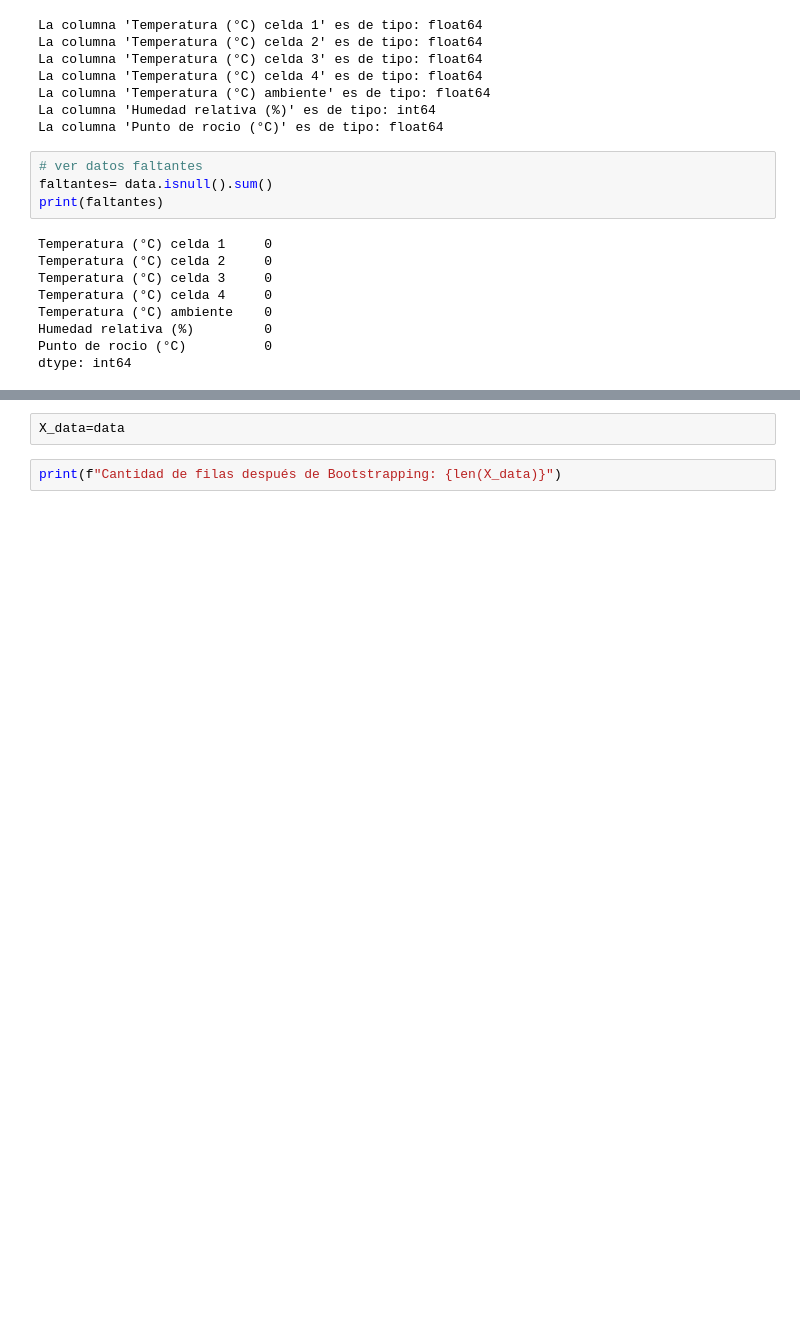
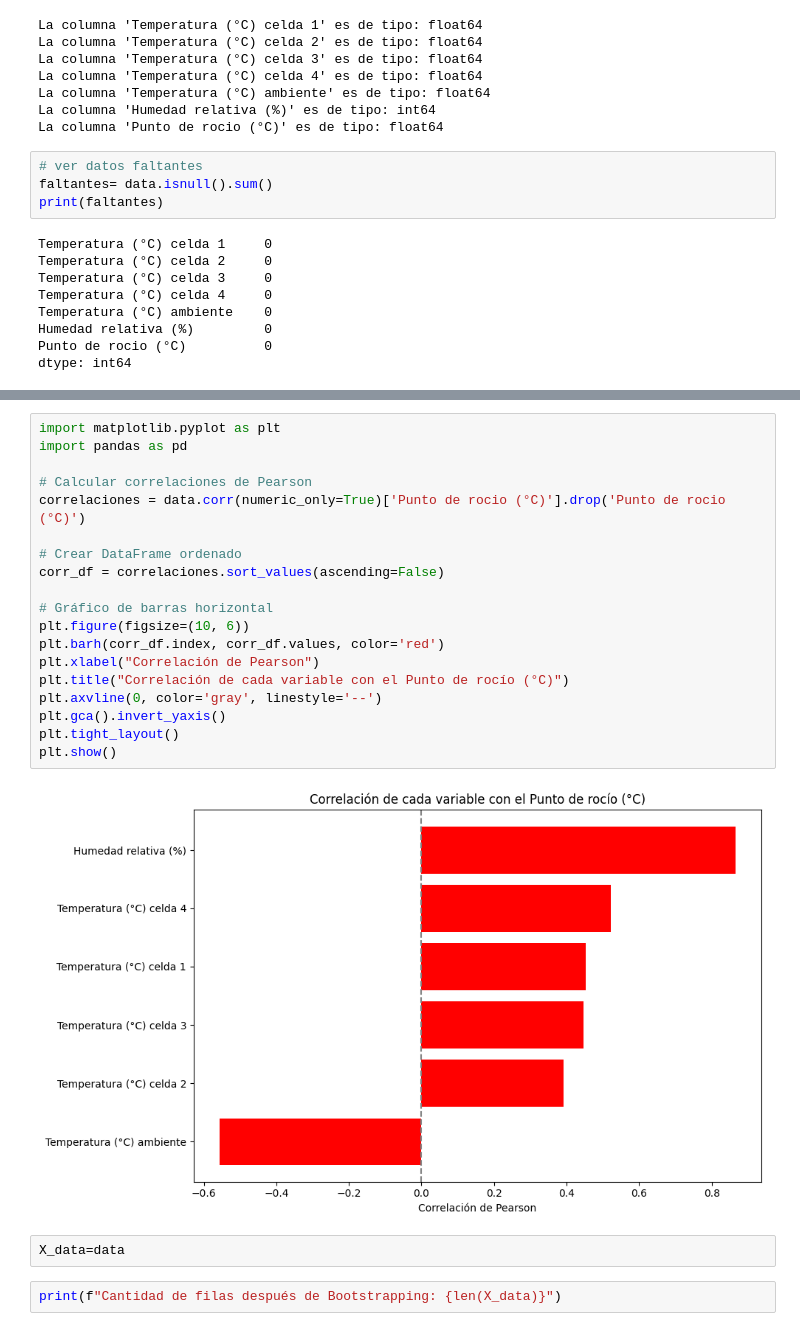
Before and after one commit to AlexAnrob/AquaPeltier-Captacion-de-Agua-Atmosferica-con-IA-y-Vision-Termica-MLX90640, a Jupyter notebook: Proyecto_RNN_con_datos_sinteticos.ipynb, the cells around one changed output, grey strips where cells are left out. Saved outputs shown, nothing was run; the diff lists cells and outputs as text; blank space fills up the shorter version.

```diff
--- a/Proyecto_RNN_con_datos_sinteticos.ipynb
+++ b/Proyecto_RNN_con_datos_sinteticos.ipynb
@@ -388,3 +441,24 @@ dtype: int64
+# %%
+import matplotlib.pyplot as plt
+import pandas as pd
+
+# Calcular correlaciones de Pearson
+correlaciones = data.corr(numeric_only=True)['Punto de rocio (°C)'].drop('Punto de rocio (°C)')
+
+# Crear DataFrame ordenado
+corr_df = correlaciones.sort_values(ascending=False)
+
+# Gráfico de barras horizontal
+plt.figure(figsize=(10, 6))
+plt.barh(corr_df.index, corr_df.values, color='red')
+plt.xlabel("Correlación de Pearson")
+plt.title("Correlación de cada variable con el Punto de rocío (°C)")
+plt.axvline(0, color='gray', linestyle='--')
+plt.gca().invert_yaxis()
+plt.tight_layout()
+plt.show()
+# %% [output]
+[figure, added]
 # %%
 X_data=data
 # %%
```
Also changed, not shown: parts of 24 cells of this notebook.
